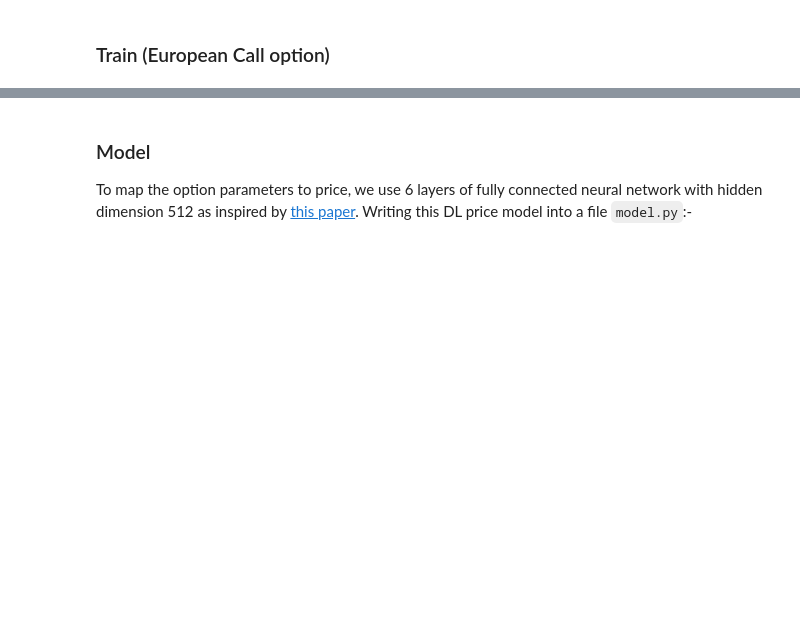
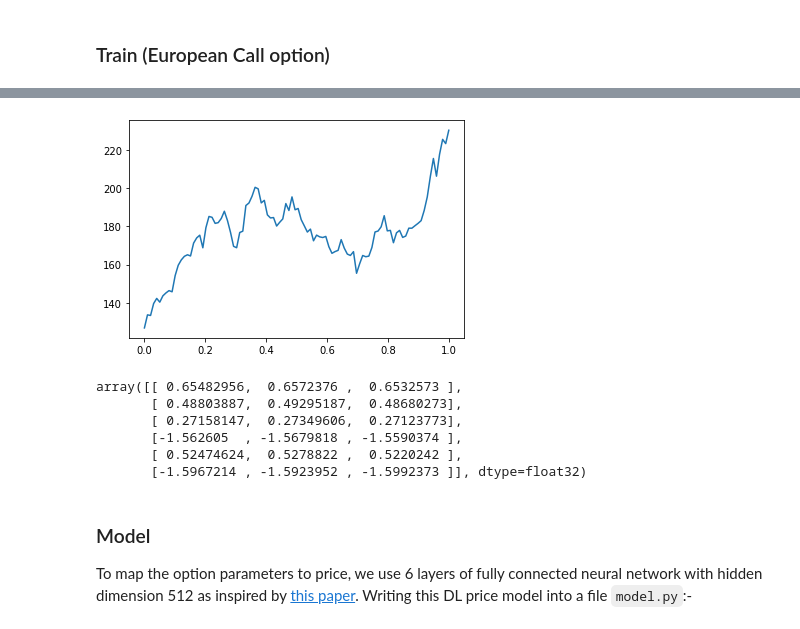
Before and after one commit to xinyanz-erin/Applied-Finance-Project, a Jupyter notebook: From Colab/European_Call_nstock.ipynb, the cells around one changed output, grey strips where cells are left out. Cells and saved outputs as stored; diff of their text form; code cells hidden in the pictures; blank space fills up the shorter version.

```diff
--- a/From Colab/European_Call_nstock.ipynb
+++ b/From Colab/European_Call_nstock.ipynb
@@ -353,3 +418,57 @@ array([0.60653066, 1.21306132, 1.81959198, 2.42612264, 3.0326533 ])
+# %%
+array = np.array([1.0000e+00, 8.3754e+01, 1.2787e+02, 2.7420e-01, 1.2507e-01, 1.7700e-01,
+         1.0000e+00, 8.3754e+01, 4.0869e+01, 3.3302e-01, 1.7439e-01, 1.7700e-01,
+         1.0000e+00, 8.3754e+01, 1.1031e+02, 3.5945e-01, 1.5382e-01, 1.7700e-01])
+
+S1 = array[2]
+S2 = array[8]
+S3 = array[14]
+sigma1 = array[3]
+sigma2 = array[9]
+sigma3 = array[15]
+T = 1
+K = array[1]
+r = array[5]
+
+dt = 1/100
+N = round(T/dt)
+t = np.linspace(0, T, N)
+
+out = []
+
+#for i in range(1000):
+W = np.random.standard_normal(size = N)
+W = np.cumsum(W) * np.sqrt(dt)
+P1_T = (S1 * np.exp((r - 0.5*sigma1**2) *t + sigma1 * W))
+P2_T = (S2 * np.exp((r - 0.5*sigma2**2) *t + sigma2 * W))[-1]
+P3_T = (S3 * np.exp((r - 0.5*sigma3**2) *t + sigma3 * W))[-1]
+#ayoff = (P1_T+P2_T+P3_T)/3 - K if (P1_T+P2_T+P3_T)/3 > K else 0
+#out.append(payoff * np.exp(-r*T))
+
+#return(np.array(out).mean())
+#P1_T
+import matplotlib.pyplot as plt
+plt.plot(t, P1_T)
+plt.show()
+# %% [output]
+[figure, added]
+# %%
+stocks_randoms_cov = cupy.array([0.99999] * 3 * 3, dtype = cupy.float32).reshape(3,3)  #Covariance
+cupy.fill_diagonal(stocks_randoms_cov, 1)
+
+stocks_randoms_mean = cupy.zeros(3, dtype = cupy.float32)
+
+num_of_randoms_each_stock = 2 * 3
+randoms_gpu = cupy.random.multivariate_normal(stocks_randoms_mean, stocks_randoms_cov,
+                                              num_of_randoms_each_stock, dtype=cupy.float32)
+randoms_gpu
+# %% [output]
+array([[ 0.65482956,  0.6572376 ,  0.6532573 ],
+       [ 0.48803887,  0.49295187,  0.48680273],
+       [ 0.27158147,  0.27349606,  0.27123773],
+       [-1.562605  , -1.5679818 , -1.5590374 ],
+       [ 0.52474624,  0.5278822 ,  0.5220242 ],
+       [-1.5967214 , -1.5923952 , -1.5992373 ]], dtype=float32)
 # %% [markdown]
 ### Model
 To map the option parameters to price, we use 6 layers of fully connected neural network with hidden dimension 512 as inspired by [this paper](https://arxiv.org/abs/1809.02233). Writing this DL price model into a file `model.py`:-
```
Also changed, not shown: parts of 3 cells of this notebook.
